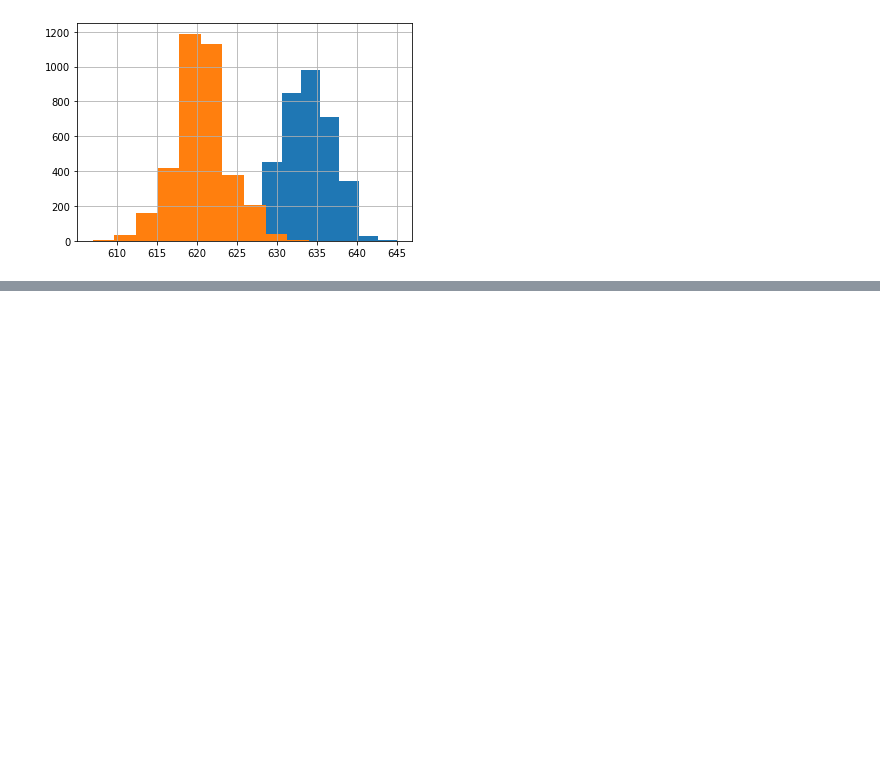
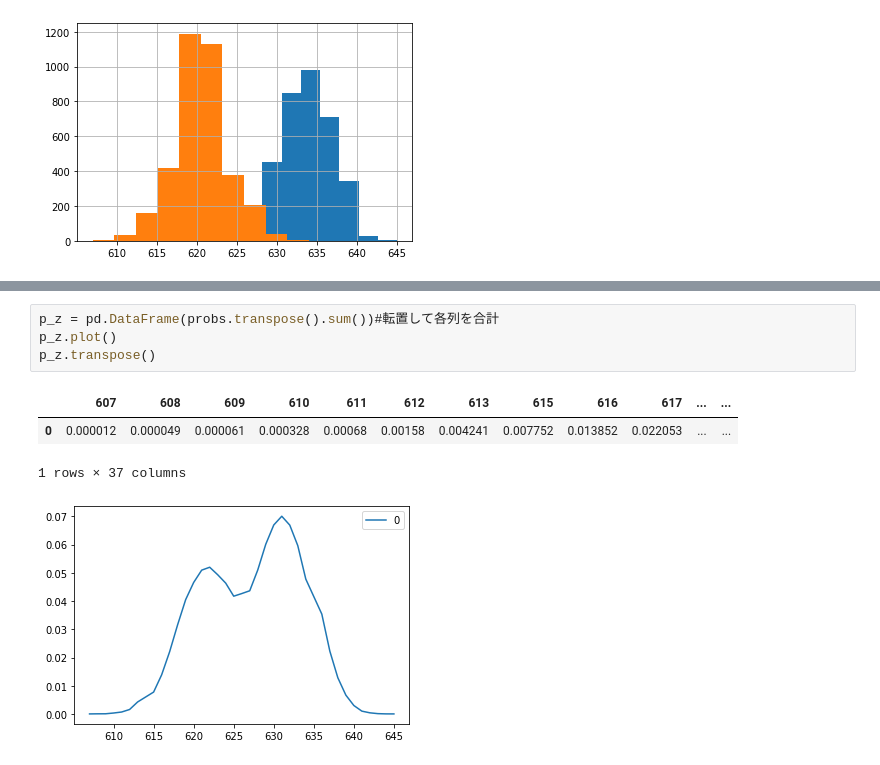
Before and after one commit to im555/lerning_LNPR, a Jupyter notebook: section_sensor/lidar_600.ipynb, the cells around one changed output, grey strips where cells are left out. Drawn from its saved outputs; the diff is of its cells as text; blank space fills up the shorter version.

```diff
--- a/section_sensor/lidar_600.ipynb
+++ b/section_sensor/lidar_600.ipynb
@@ -29,0 +82,9 @@ plt.show()
+# %%
+p_z = pd.DataFrame(probs.transpose().sum())#転置して各列を合計
+p_z.plot()
+p_z.transpose()
+# %% [output]
+|  | 607 | 608 | 609 | 610 | 611 | 612 | 613 | 615 | 616 | 617 | ... | ... |
+| 0 | 0.000012 | 0.000049 | 0.000061 | 0.000328 | 0.00068 | 0.00158 | 0.004241 | 0.007752 | 0.013852 | 0.022053 | ... | ... |
+1 rows × 37 columns
+[figure, added]
```
Also changed, not shown: parts of 8 cells of this notebook.
